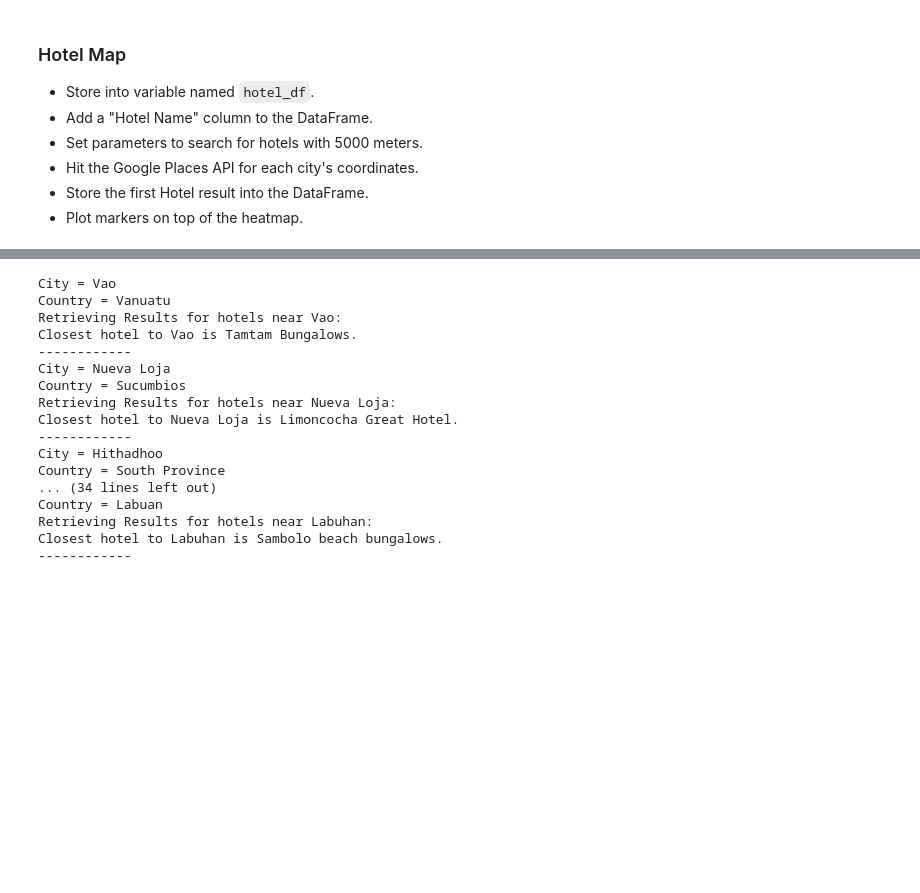
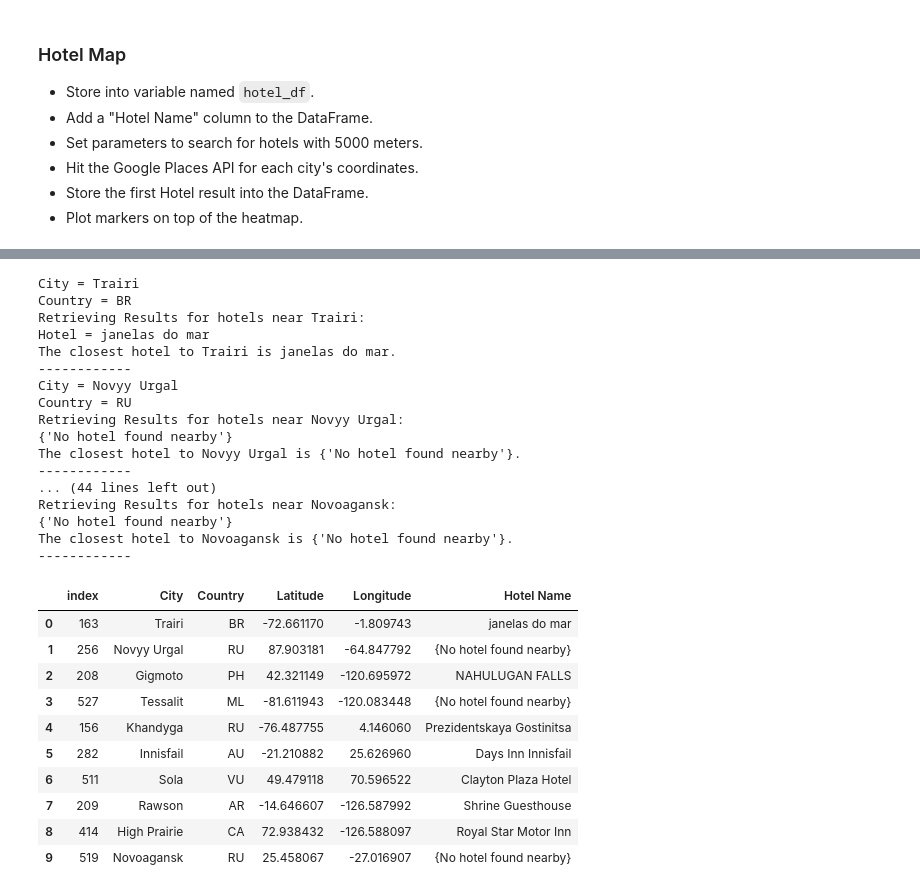
Before and after one commit to kehull/python-api-challenge, a Jupyter notebook: VacationPy/VacationPy.ipynb, the cells around one changed output, grey strips where cells are left out. Cells and saved outputs as stored; diff of their text form; code cells hidden in the pictures; blank space fills up the shorter version.

```diff
--- a/VacationPy/VacationPy.ipynb
+++ b/VacationPy/VacationPy.ipynb
@@ -154,6 +154,8 @@ hotel_df
 placeid_url = "https://maps.googleapis.com/maps/api/place/findplacefromtext/json"
 coordinate_url = "https://maps.googleapis.com/maps/api/place/details/json?"
 hotel_url = "https://maps.googleapis.com/maps/api/place/nearbysearch/json?"
+
+hotels = []
 # use iterrows to iterate through pandas dataframe
 for index, row in hotel_df.iterrows():
 
@@ -180,56 +182,73 @@ for index, row in hotel_df.iterrows():
     lat = coords_req['result']['geometry']['location']['lat']
     lng = coords_req['result']['geometry']['location']['lng']
     try:
-        Country = coords_req['result']['address_components'][2]['long_name']
+        Country = row["Country"]
         print(f'Country = {Country}')
     except:
-        print(f'County = n/a')
+        print(f'Country = n/a')
 
 
     coords = f'{lat},{lng}'
 
     hotel_params = {
         "location": coords,
         "radius": 5000,
         "types": "lodging",
         "key": gkey,
     }
 
 #     assemble url and make API request
     print(f"Retrieving Results for hotels near {City}:")
     response = requests.get(hotel_url, params=hotel_params).json()
     # extract results
     try:
         results = response['results'][0]['name']
+        hotels.append(results)
+        print(f'Hotel = {results}')
     except:
-        results = "n/a"
-
+        results = {"No hotel found nearby"}
+        hotels.append(results)
+        print(results)
 
 
     try:
-        print(f"Closest hotel to {City} is {results}.")
+        print(f"The closest hotel to {City} is {results}.")
     except (KeyError, IndexError):
         print(f"Sorry, there are no hotels within 5000 meters of {City}. Maybe try someplace less remote?")
 
     print("------------")
+hotel_df["Hotel Name"] = hotels
+hotel_df.rename(columns={"Latitude":"Lat", "Longitude":"Lng"}) #not working???
+hotel_df
 # %% [output]
-City = Vao
-Country = Vanuatu
-Retrieving Results for hotels near Vao:
-Closest hotel to Vao is Tamtam Bungalows.
+City = Trairi
+Country = BR
+Retrieving Results for hotels near Trairi:
+Hotel = janelas do mar
+The closest hotel to Trairi is janelas do mar.
 ------------
-City = Nueva Loja
-Country = Sucumbios
-Retrieving Results for hotels near Nueva Loja:
-Closest hotel to Nueva Loja is Limoncocha Great Hotel.
+City = Novyy Urgal
+Country = RU
+Retrieving Results for hotels near Novyy Urgal:
+{'No hotel found nearby'}
+The closest hotel to Novyy Urgal is {'No hotel found nearby'}.
 ------------
-City = Hithadhoo
-Country = South Province
-... (34 lines left out)
-Country = Labuan
-Retrieving Results for hotels near Labuhan:
-Closest hotel to Labuhan is Sambolo beach bungalows.
+... (44 lines left out)
+Retrieving Results for hotels near Novoagansk:
+{'No hotel found nearby'}
+The closest hotel to Novoagansk is {'No hotel found nearby'}.
 ------------
+|  | index | City | Country | Latitude | Longitude | Hotel Name |
+| 0 | 163 | Trairi | BR | -72.661170 | -1.809743 | janelas do mar |
+| 1 | 256 | Novyy Urgal | RU | 87.903181 | -64.847792 | {No hotel found nearby} |
+| 2 | 208 | Gigmoto | PH | 42.321149 | -120.695972 | NAHULUGAN FALLS |
+| 3 | 527 | Tessalit | ML | -81.611943 | -120.083448 | {No hotel found nearby} |
+| 4 | 156 | Khandyga | RU | -76.487755 | 4.146060 | Prezidentskaya Gostinitsa |
+| 5 | 282 | Innisfail | AU | -21.210882 | 25.626960 | Days Inn Innisfail |
+| 6 | 511 | Sola | VU | 49.479118 | 70.596522 | Clayton Plaza Hotel |
+| 7 | 209 | Rawson | AR | -14.646607 | -126.587992 | Shrine Guesthouse |
+| 8 | 414 | High Prairie | CA | 72.938432 | -126.588097 | Royal Star Motor Inn |
+| 9 | 519 | Novoagansk | RU | 25.458067 | -27.016907 | {No hotel found nearby} |
 # %%
 # NOTE: Do not change any of the code in this cell
 
```
Also changed, not shown: parts of 4 cells of this notebook.
